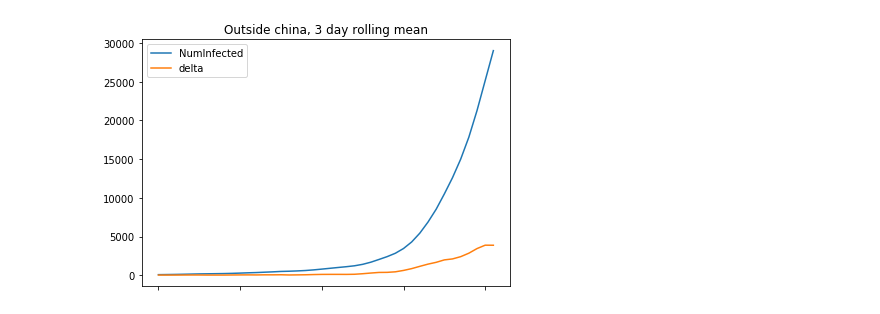
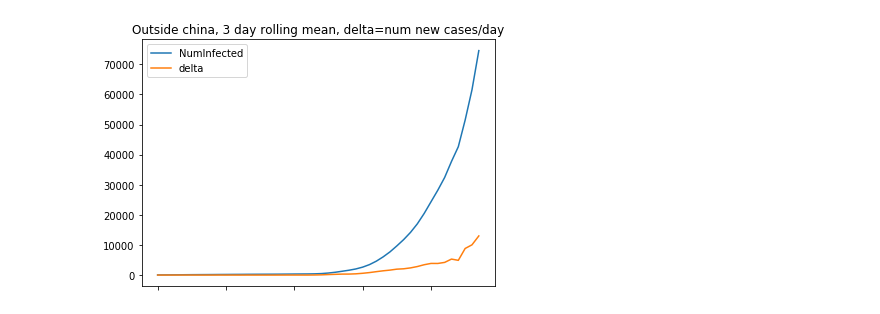
Before and after one commit to kennethgoodman/COVID-19, a Jupyter notebook: KG Analysis/Daily Analysis.ipynb, the cells around one changed output. Saved outputs shown, nothing was run; the diff lists cells and outputs as text; code cells hidden in the pictures.

```diff
--- a/KG Analysis/Daily Analysis.ipynb
+++ b/KG Analysis/Daily Analysis.ipynb
@@ -22,0 +27,5 @@ df = df.drop('Province/State',1)
+# %%
+df_confirmed_all = pd.read_csv('../csse_covid_19_data/csse_covid_19_time_series/time_series_19-covid-Confirmed.csv').drop('Lat', 1).drop('Long', 1)
+df_confirmed = getFormattedDfFromTimeSeries('../csse_covid_19_data/csse_covid_19_time_series/time_series_19-covid-Confirmed.csv')
+df_dead = getFormattedDfFromTimeSeries('../csse_covid_19_data/csse_covid_19_time_series/time_series_19-covid-Deaths.csv')
+df_recovered = getFormattedDfFromTimeSeries('../csse_covid_19_data/csse_covid_19_time_series/time_series_19-covid-Recovered.csv')
@@ -32 +45,31 @@ df2 = df.groupby('Country/Region').sum().sort_values(by=getDT(today), ascending=
+# %%
+mapping = {
+    'Iran (Islamic Republic of)': 'Iran',
+    'Korea, South': 'South Korea',
+    'Russian Federation': 'Russia',
+    'occupied Palestinian territory': 'Palestine',
+    'Republic of Moldova': 'Moldova',
+    'Macao SAR': 'Macau',
+    'Hong Kong SAR': 'Hong Kong',
+    'Saint Martin': 'St. Martin',
+    'Taipei and environs': 'Taiwan',
+    'Holy See': 'Vatican City',
+    'Viet Nam': 'Vietnam',
+}
+
+#Mainland China
+
+for countryName, oldCountryName in mapping.items():
+    if oldCountryName in df_confirmed.columns and countryName in df_confirmed.columns:
+        df_confirmed[countryName] += df_confirmed[oldCountryName]
+        df_confirmed = df_confirmed.drop(oldCountryName, 1)
+
+        df_death[countryName] += df_death[oldCountryName]
+        df_death = df_death.drop(oldCountryName, 1)
+
+        df_recovered[countryName] += df_recovered[oldCountryName]
+        df_recovered = df_recovered.drop(oldCountryName, 1)
+
+    if oldCountryName in population['Name'].values:
+        population.loc[population['Name']==oldCountryName,'Name'] = countryName
 # %%
@@ -211,5 +270,5 @@ plt.tight_layout()
 # %%
-notChina = df2.drop('China', 1)
+notChina = df_confirmed.drop('China', 1)
 notChina = pd.DataFrame(data=notChina.sum(axis=1).values, columns=['NumInfected'], index=notChina.index)
 notChina['delta'] = notChina.diff(axis=0)
 notChina = notChina.iloc[1:]
@@ -217,11 +276,11 @@ notChina['secondDiv'] = notChina['delta'] / notChina['delta'].shift()
 notChina = notChina.iloc[1:]
 # %%
 notChina[['NumInfected','delta']].rolling(3).mean().iloc[4:-1].plot()
-plt.title("Outside china, 3 day rolling mean")
+plt.title("Outside china, 3 day rolling mean, delta=num new cases/day")
 plt.tight_layout()
 plt.savefig("outsidechina.firstderiv.png")
 # %% [output]
-[figure, old version]
+[figure, new version]
 # %%
 notChina[['secondDiv']].rolling(3).mean().iloc[4:-1].plot()
 plt.title("second deriv, 3 day rolling mean, < 1 means acceleration decreasing")
```
Also changed, not shown: parts of 38 cells of this notebook, 1 other file.
